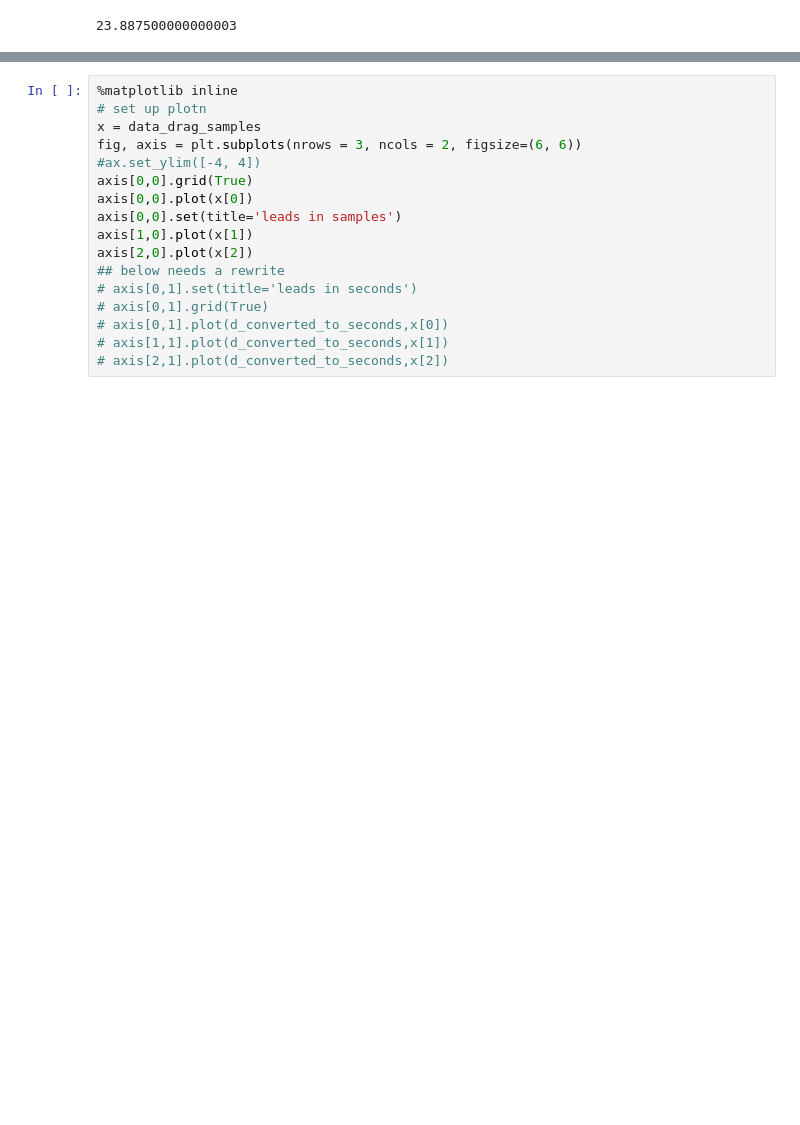
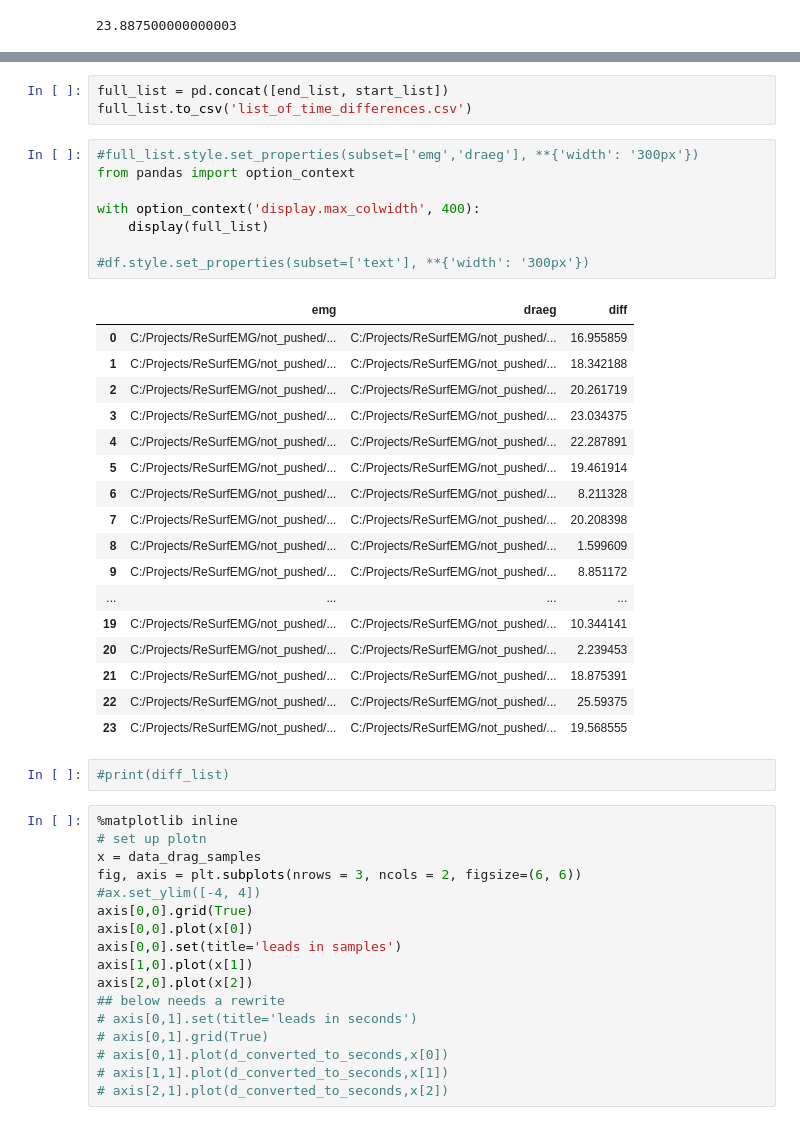
Before and after one commit to ReSurfEMG/ReSurfEMG, a Jupyter notebook: open_work/array_time_matching.ipynb, the cells around one changed output, grey strips where cells are left out. Saved outputs shown, nothing was run; the diff lists cells and outputs as text; blank space fills up the shorter version.

Commit message:
create time csv, add notebooks_guide

```diff
--- a/open_work/array_time_matching.ipynb
+++ b/open_work/array_time_matching.ipynb
@@ -181,3 +239,34 @@ print(diff_list)
+# %%
+full_list = pd.concat([end_list, start_list])
+full_list.to_csv('list_of_time_differences.csv')
+# %%
+#full_list.style.set_properties(subset=['emg','draeg'], **{'width': '300px'})
+from pandas import option_context
+
+with option_context('display.max_colwidth', 400):
+    display(full_list)
+
+#df.style.set_properties(subset=['text'], **{'width': '300px'})
+# %% [output]
+|  | emg | draeg | diff |
+| 0 | C:/Projects/ReSurfEMG/not_pushed/... | C:/Projects/ReSurfEMG/not_pushed/... | 16.955859 |
+| 1 | C:/Projects/ReSurfEMG/not_pushed/... | C:/Projects/ReSurfEMG/not_pushed/... | 18.342188 |
+| 2 | C:/Projects/ReSurfEMG/not_pushed/... | C:/Projects/ReSurfEMG/not_pushed/... | 20.261719 |
+| 3 | C:/Projects/ReSurfEMG/not_pushed/... | C:/Projects/ReSurfEMG/not_pushed/... | 23.034375 |
+| 4 | C:/Projects/ReSurfEMG/not_pushed/... | C:/Projects/ReSurfEMG/not_pushed/... | 22.287891 |
+| 5 | C:/Projects/ReSurfEMG/not_pushed/... | C:/Projects/ReSurfEMG/not_pushed/... | 19.461914 |
+| 6 | C:/Projects/ReSurfEMG/not_pushed/... | C:/Projects/ReSurfEMG/not_pushed/... | 8.211328 |
+| 7 | C:/Projects/ReSurfEMG/not_pushed/... | C:/Projects/ReSurfEMG/not_pushed/... | 20.208398 |
+| 8 | C:/Projects/ReSurfEMG/not_pushed/... | C:/Projects/ReSurfEMG/not_pushed/... | 1.599609 |
+| 9 | C:/Projects/ReSurfEMG/not_pushed/... | C:/Projects/ReSurfEMG/not_pushed/... | 8.851172 |
+| ... | ... | ... | ... |
+| 19 | C:/Projects/ReSurfEMG/not_pushed/... | C:/Projects/ReSurfEMG/not_pushed/... | 10.344141 |
+| 20 | C:/Projects/ReSurfEMG/not_pushed/... | C:/Projects/ReSurfEMG/not_pushed/... | 2.239453 |
+| 21 | C:/Projects/ReSurfEMG/not_pushed/... | C:/Projects/ReSurfEMG/not_pushed/... | 18.875391 |
+| 22 | C:/Projects/ReSurfEMG/not_pushed/... | C:/Projects/ReSurfEMG/not_pushed/... | 25.59375 |
+| 23 | C:/Projects/ReSurfEMG/not_pushed/... | C:/Projects/ReSurfEMG/not_pushed/... | 19.568555 |
+# %%
+#print(diff_list)
 # %%
 %matplotlib inline
 # set up plotn
```
Also changed, not shown: parts of 6 cells of this notebook, 2 other files.
